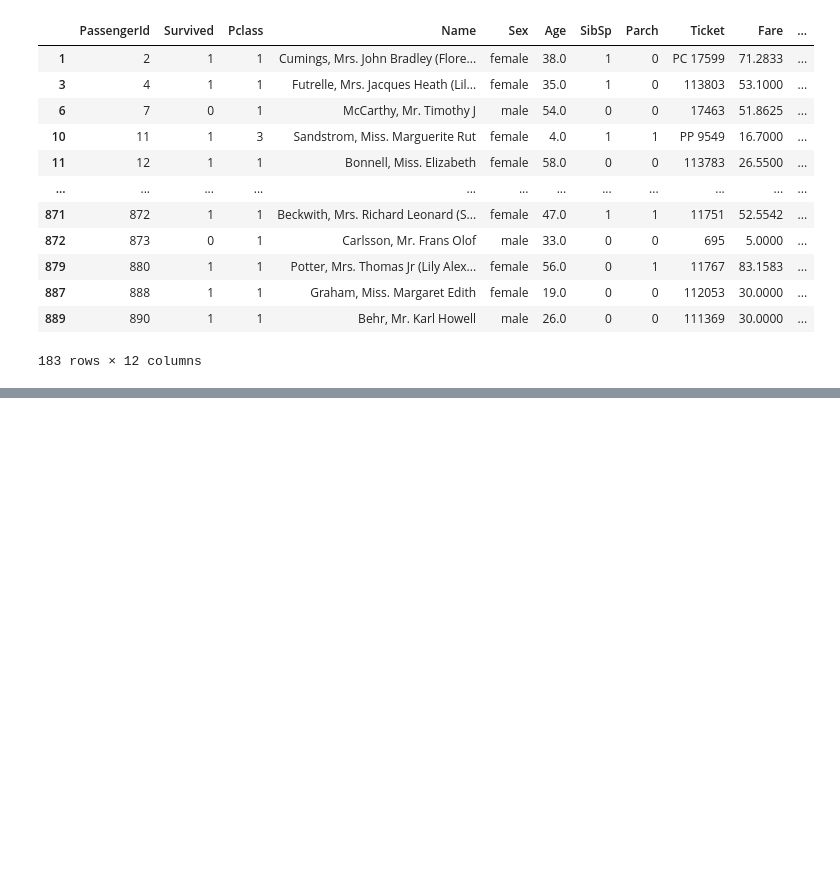
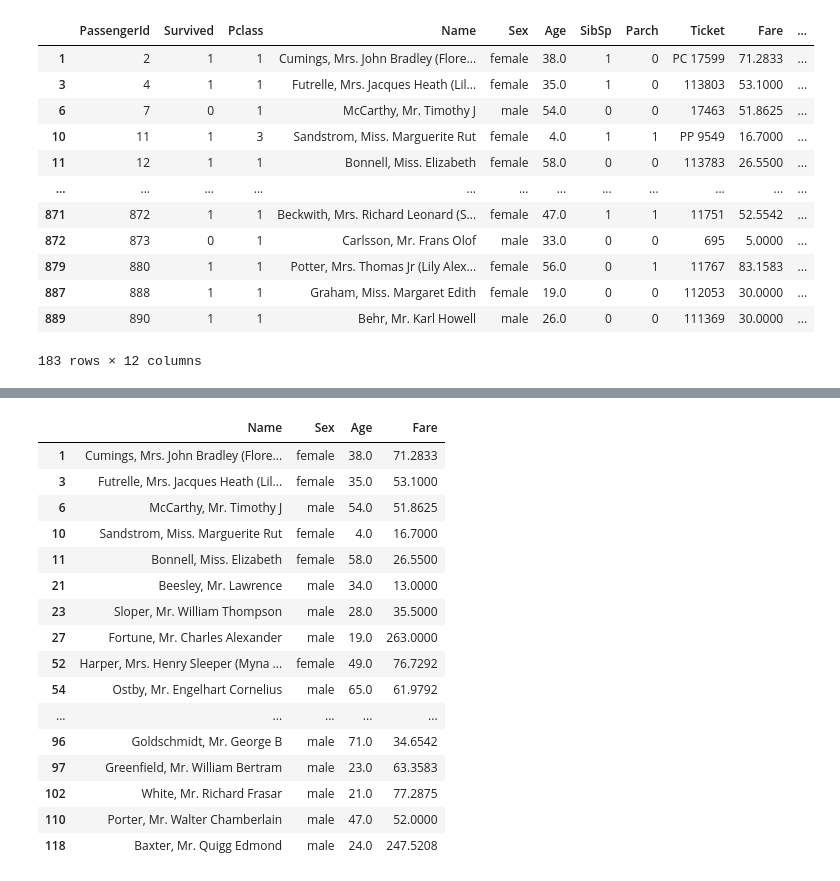
Before and after one commit to patomporn47/mlPythonbasic, a Jupyter notebook: PandasLab/pandas_guide.ipynb, the cells around one changed output, grey strips where cells are left out. Drawn from its saved outputs; the diff is of its cells as text; code cells hidden in the pictures; blank space fills up the shorter version.

```diff
--- a/PandasLab/pandas_guide.ipynb
+++ b/PandasLab/pandas_guide.ipynb
@@ -122,0 +198,25 @@ df
+# %%
+# เลือก ข้อมูลบาง column
+result = df[['Name',
+             'Sex',
+             'Age',
+             'Fare']]
+result.head(20)
+# %% [output]
+|  | Name | Sex | Age | Fare |
+| 1 | Cumings, Mrs. John Bradley (Flore... | female | 38.0 | 71.2833 |
+| 3 | Futrelle, Mrs. Jacques Heath (Lil... | female | 35.0 | 53.1000 |
+| 6 | McCarthy, Mr. Timothy J | male | 54.0 | 51.8625 |
+| 10 | Sandstrom, Miss. Marguerite Rut | female | 4.0 | 16.7000 |
+| 11 | Bonnell, Miss. Elizabeth | female | 58.0 | 26.5500 |
+| 21 | Beesley, Mr. Lawrence | male | 34.0 | 13.0000 |
+| 23 | Sloper, Mr. William Thompson | male | 28.0 | 35.5000 |
+| 27 | Fortune, Mr. Charles Alexander | male | 19.0 | 263.0000 |
+| 52 | Harper, Mrs. Henry Sleeper (Myna ... | female | 49.0 | 76.7292 |
+| 54 | Ostby, Mr. Engelhart Cornelius | male | 65.0 | 61.9792 |
+| ... | ... | ... | ... | ... |
+| 96 | Goldschmidt, Mr. George B | male | 71.0 | 34.6542 |
+| 97 | Greenfield, Mr. William Bertram | male | 23.0 | 63.3583 |
+| 102 | White, Mr. Richard Frasar | male | 21.0 | 77.2875 |
+| 110 | Porter, Mr. Walter Chamberlain | male | 47.0 | 52.0000 |
+| 118 | Baxter, Mr. Quigg Edmond | male | 24.0 | 247.5208 |
```
Also changed, not shown: parts of 13 cells of this notebook.
